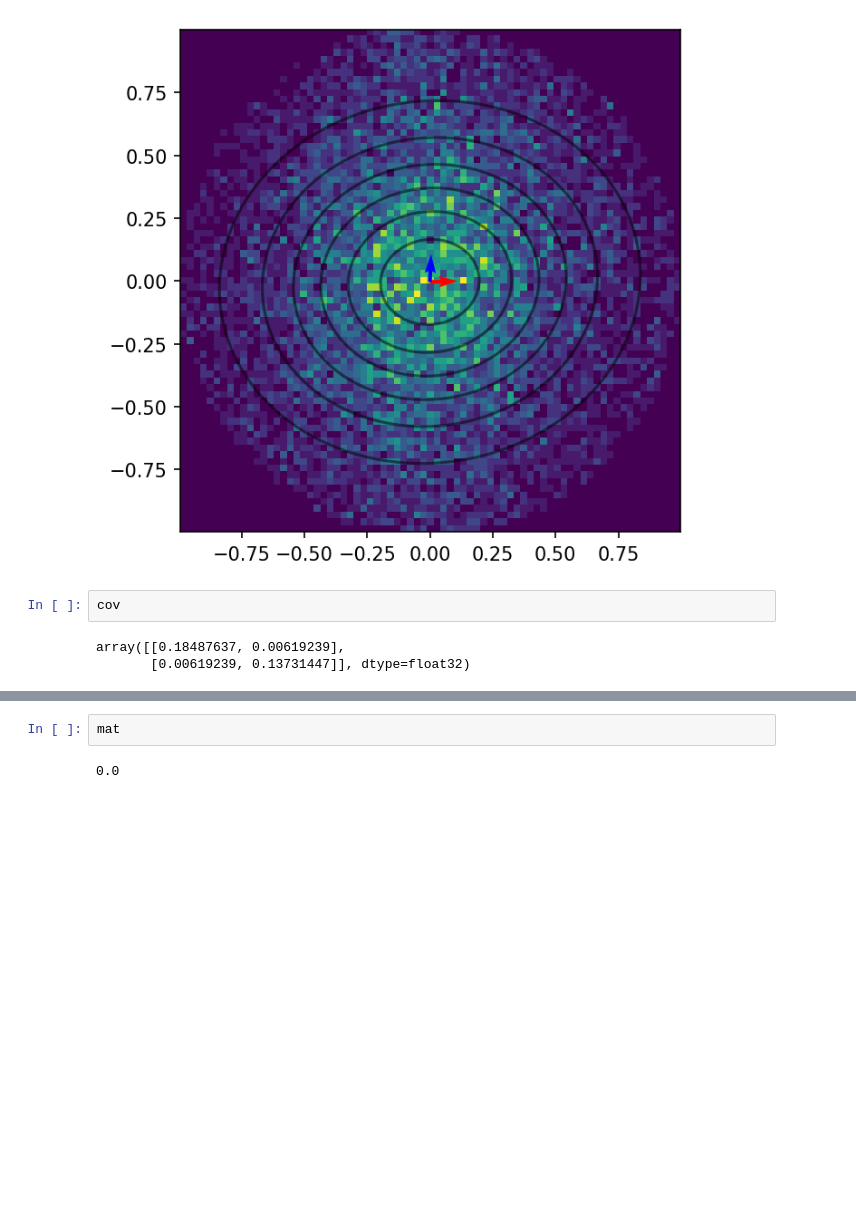
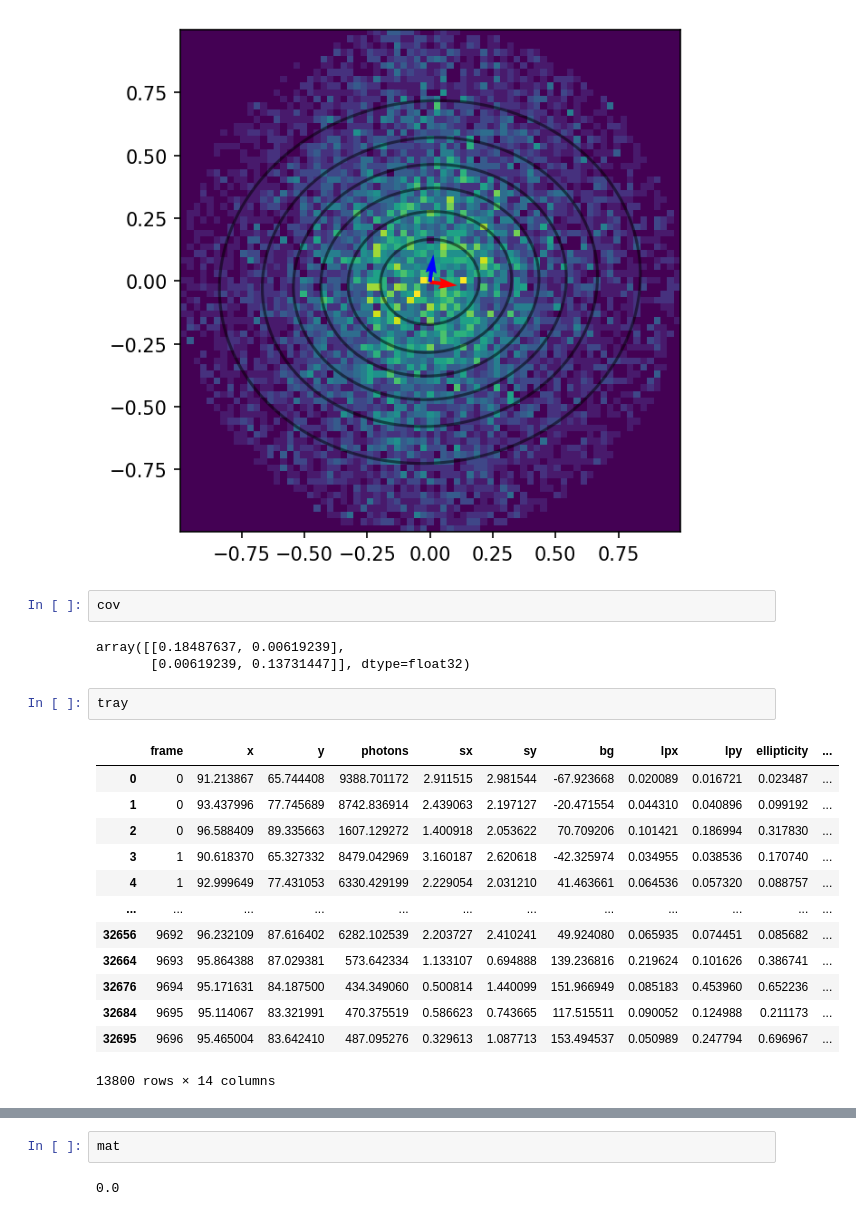
Before and after one commit to ajasja/walker_tracker, a Jupyter notebook: 01-fit-one-trajectory.ipynb, the cells around one changed output, grey strips where cells are left out. Saved outputs shown, nothing was run; the diff lists cells and outputs as text; blank space fills up the shorter version.

```diff
--- a/01-fit-one-trajectory.ipynb
+++ b/01-fit-one-trajectory.ipynb
@@ -331,3 +301,19 @@ cov
 # %% [output]
 array([[0.18487637, 0.00619239],
        [0.00619239, 0.13731447]], dtype=float32)
+# %%
+tray
+# %% [output]
+|  | frame | x | y | photons | sx | sy | bg | lpx | lpy | ellipticity | ... |
+| 0 | 0 | 91.213867 | 65.744408 | 9388.701172 | 2.911515 | 2.981544 | -67.923668 | 0.020089 | 0.016721 | 0.023487 | ... |
+| 1 | 0 | 93.437996 | 77.745689 | 8742.836914 | 2.439063 | 2.197127 | -20.471554 | 0.044310 | 0.040896 | 0.099192 | ... |
+| 2 | 0 | 96.588409 | 89.335663 | 1607.129272 | 1.400918 | 2.053622 | 70.709206 | 0.101421 | 0.186994 | 0.317830 | ... |
+| 3 | 1 | 90.618370 | 65.327332 | 8479.042969 | 3.160187 | 2.620618 | -42.325974 | 0.034955 | 0.038536 | 0.170740 | ... |
+| 4 | 1 | 92.999649 | 77.431053 | 6330.429199 | 2.229054 | 2.031210 | 41.463661 | 0.064536 | 0.057320 | 0.088757 | ... |
+| ... | ... | ... | ... | ... | ... | ... | ... | ... | ... | ... | ... |
+| 32656 | 9692 | 96.232109 | 87.616402 | 6282.102539 | 2.203727 | 2.410241 | 49.924080 | 0.065935 | 0.074451 | 0.085682 | ... |
+| 32664 | 9693 | 95.864388 | 87.029381 | 573.642334 | 1.133107 | 0.694888 | 139.236816 | 0.219624 | 0.101626 | 0.386741 | ... |
+| 32676 | 9694 | 95.171631 | 84.187500 | 434.349060 | 0.500814 | 1.440099 | 151.966949 | 0.085183 | 0.453960 | 0.652236 | ... |
+| 32684 | 9695 | 95.114067 | 83.321991 | 470.375519 | 0.586623 | 0.743665 | 117.515511 | 0.090052 | 0.124988 | 0.211173 | ... |
+| 32695 | 9696 | 95.465004 | 83.642410 | 487.095276 | 0.329613 | 1.087713 | 153.494537 | 0.050989 | 0.247794 | 0.696967 | ... |
+13800 rows × 14 columns
```
Also changed, not shown: parts of 3 cells of this notebook, 1 other file.
